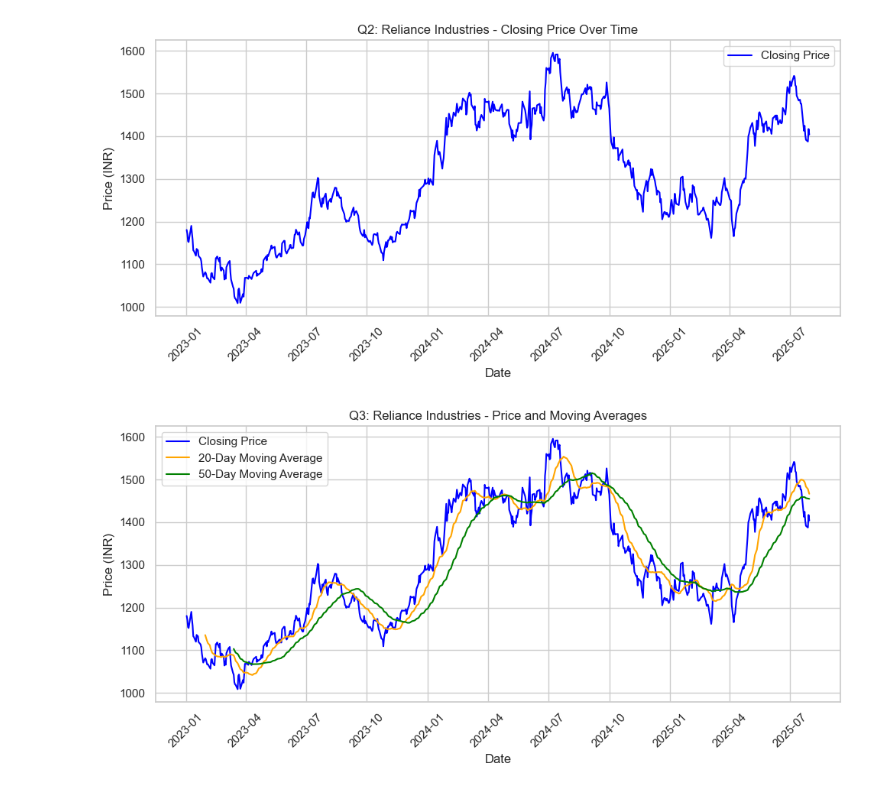
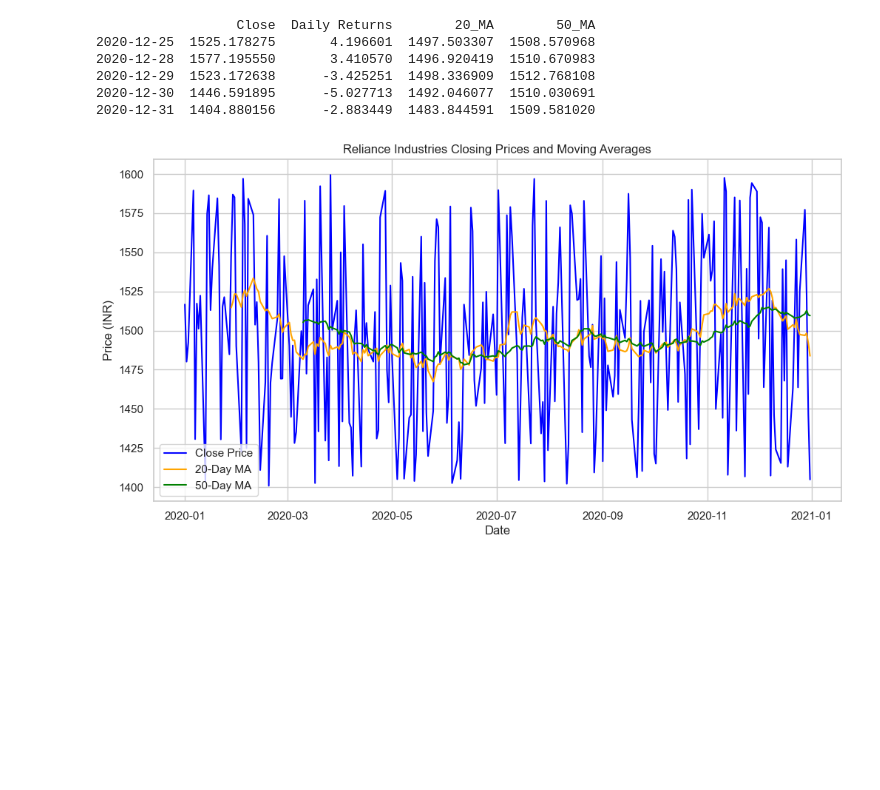
Before and after one commit to Pankaj-Str/Complete-Python-Mastery, a Jupyter notebook: 54 Day Case Study/04/RELIANCE_NS_case_study.ipynb, the cells around one changed output. Drawn from its saved outputs; the diff is of its cells as text; code cells hidden in the pictures; blank space fills up the shorter version.

Commit message:
update yfinance data codes

```diff
--- a/54 Day Case Study/04/RELIANCE_NS_case_study.ipynb
+++ b/54 Day Case Study/04/RELIANCE_NS_case_study.ipynb
@@ -74,0 +53,17 @@ sns.set(style='whitegrid')
+# %%
+# Alternative: Create a sample dataset if yfinance is unavailable
+dates = pd.date_range(start='2020-01-01', end='2020-12-31', freq='B')
+np.random.seed(42)
+sample_data = {
+    'Open': np.random.uniform(1400, 1600, len(dates)),
+    'High': np.random.uniform(1450, 1650, len(dates)),
+    'Low': np.random.uniform(1350, 1550, len(dates)),
+    'Close': np.random.uniform(1400, 1600, len(dates)),
+    'Adj Close': np.random.uniform(1400, 1600, len(dates)),
+    'Volume': np.random.randint(1000000, 10000000, len(dates))
+}
+stock_data = pd.DataFrame(sample_data, index=dates)
+stock_data.to_csv('reliance_sample_data.csv')
+
+# Display sample dataset
+print(stock_data.head())
@@ -75,33 +107,32 @@ sns.set(style='whitegrid')
+# %%
+# Calculate daily returns
+stock_data['Daily Returns'] = stock_data['Close'].pct_change() * 100
+
+# Calculate 20-day and 50-day moving averages
+stock_data['20_MA'] = stock_data['Close'].rolling(window=20).mean()
+stock_data['50_MA'] = stock_data['Close'].rolling(window=50).mean()
+
+# Display the updated dataframe
+print(stock_data[['Close', 'Daily Returns', '20_MA', '50_MA']].tail())
+# %% [output]
+                  Close  Daily Returns        20_MA        50_MA
+2020-12-25  1525.178275       4.196601  1497.503307  1508.570968
+2020-12-28  1577.195550       3.410570  1496.920419  1510.670983
+2020-12-29  1523.172638      -3.425251  1498.336909  1512.768108
+2020-12-30  1446.591895      -5.027713  1492.046077  1510.030691
+2020-12-31  1404.880156      -2.883449  1483.844591  1509.581020
 # %%
-# Q2: How does the closing price change over time?
-plt.figure(figsize=(10, 5))
-plt.plot(df.index, df['Close'], label='Closing Price', color='blue')
-plt.title('Q2: Reliance Industries - Closing Price Over Time')
+# Plot closing prices and moving averages
+plt.figure(figsize=(12, 6))
+plt.plot(stock_data['Close'], label='Close Price', color='blue')
+plt.plot(stock_data['20_MA'], label='20-Day MA', color='orange')
+plt.plot(stock_data['50_MA'], label='50-Day MA', color='green')
+plt.title('Reliance Industries Closing Prices and Moving Averages')
 plt.xlabel('Date')
 plt.ylabel('Price (INR)')
 plt.legend()
-plt.xticks(rotation=45)
-plt.tight_layout()
+plt.grid(True)
 plt.show()
-# plt.savefig('q2_closing_price.png')
-plt.close()
 # %% [output]
-[figure, old version]
+[figure, new version]
-# %%
-# Q3: How do the 20-day and 50-day moving averages compare?
-plt.figure(figsize=(10, 5))
-plt.plot(df.index, df['Close'], label='Closing Price', color='blue')
-plt.plot(df.index, df['MA20'], label='20-Day Moving Average', color='orange')
-plt.plot(df.index, df['MA50'], label='50-Day Moving Average', color='green')
-plt.title('Q3: Reliance Industries - Price and Moving Averages')
-plt.xlabel('Date')
-plt.ylabel('Price (INR)')
-plt.legend()
-plt.xticks(rotation=45)
-plt.tight_layout()
-#plt.savefig('q3_moving_averages.png')
-plt.show()
-plt.close()
-# %% [output]
-[figure, removed]
 # %%
```
Also changed, not shown: parts of 12 cells of this notebook, 7 other files.
